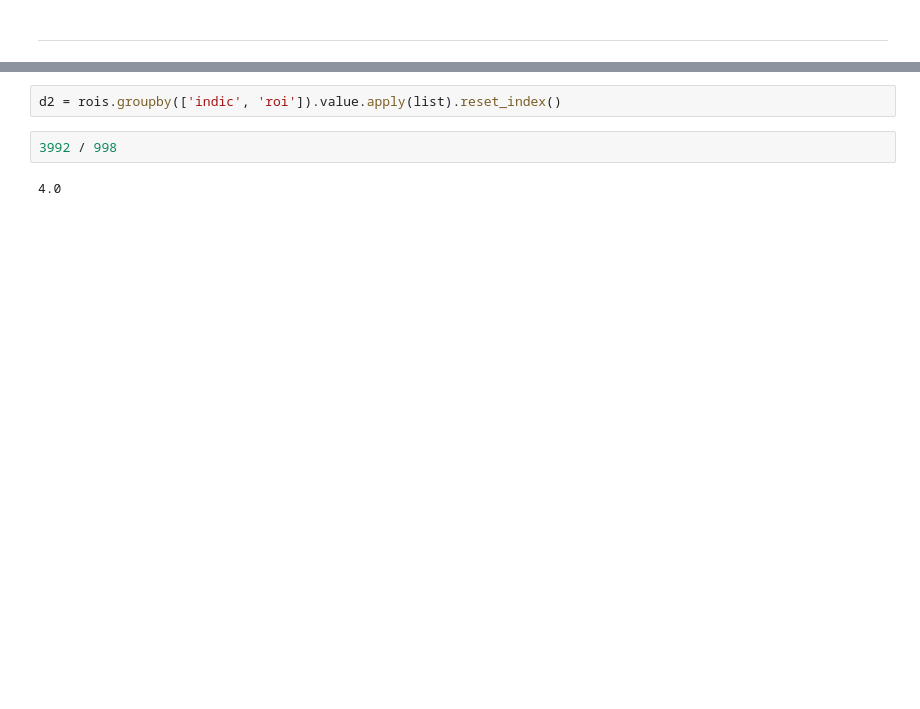
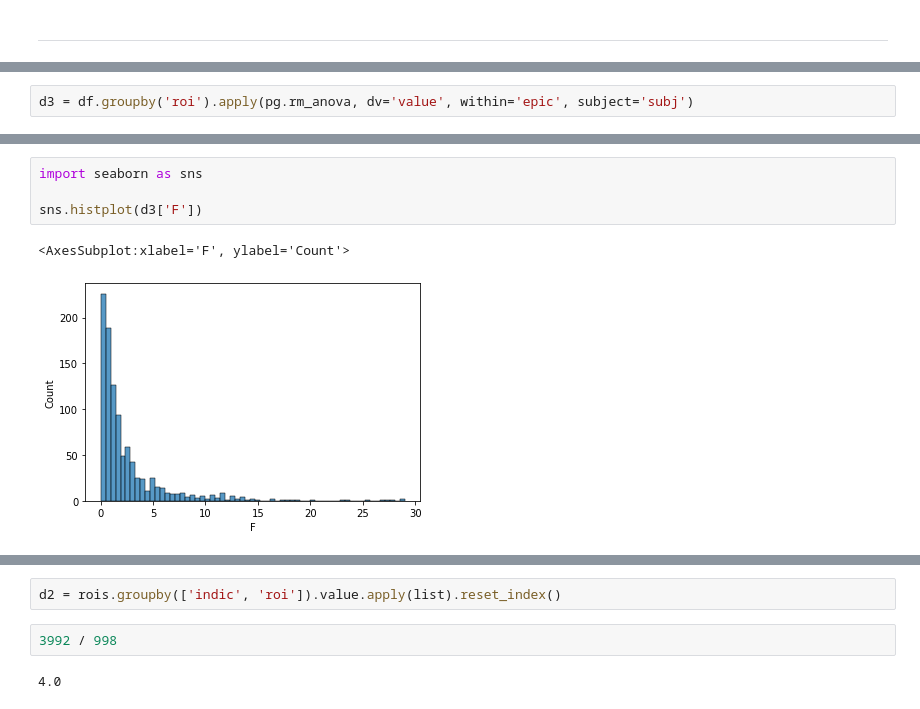
Before and after one commit to qniksefat/gradecc, a Jupyter notebook: statistical_tests.ipynb, the cells around one changed output, grey strips where cells are left out. Cells and saved outputs as stored; diff of their text form; blank space fills up the shorter version.

```diff
--- a/statistical_tests.ipynb
+++ b/statistical_tests.ipynb
@@ -338,0 +346,2 @@ rois
+# %%
+d3 = df.groupby('roi').apply(pg.rm_anova, dv='value', within='epic', subject='subj')
@@ -338,0 +365,7 @@ rois
+# %%
+import seaborn as sns
+
+sns.histplot(d3['F'])
+# %% [output]
+<AxesSubplot:xlabel='F', ylabel='Count'>
+[figure, added]
```
Also changed, not shown: parts of 50 cells of this notebook, 1 other file.
